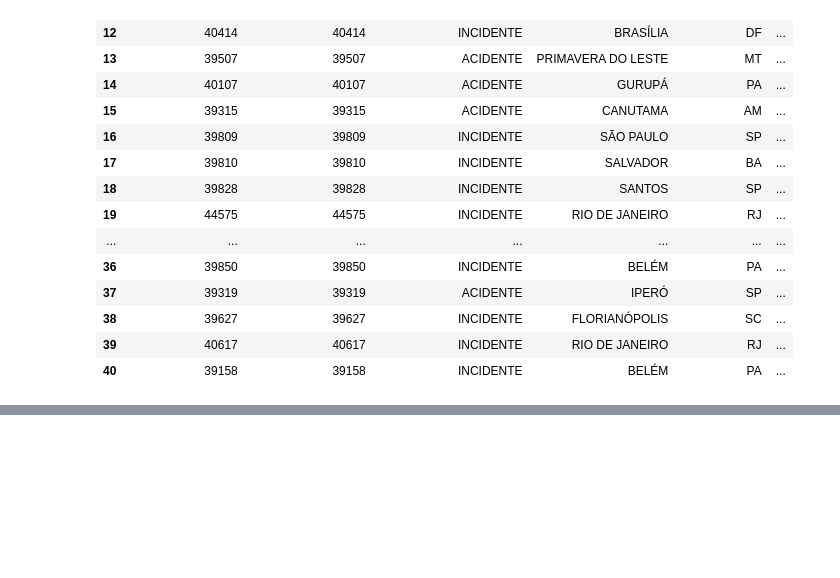
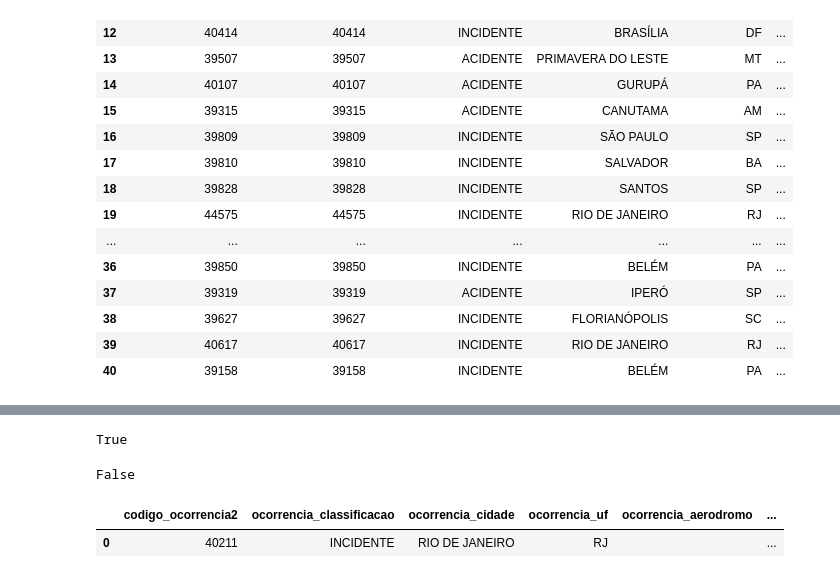
Before and after one commit to FranciscoStanley/ETL, a Jupyter notebook: projeto/limpeza.ipynb, the cells around one changed output, grey strips where cells are left out. Cells and saved outputs as stored; diff of their text form; code cells hidden in the pictures; blank space fills up the shorter version.

```diff
--- a/projeto/limpeza.ipynb
+++ b/projeto/limpeza.ipynb
@@ -51,0 +71,15 @@ df.loc
+# %%
+df.codigo_ocorrencia.is_unique
+# %% [output]
+True
+# %%
+df.ocorrencia_uf.is_unique
+# %% [output]
+False
+# %%
+df.set_index('codigo_ocorrencia', inplace=True)
+# %%
+df.head(1)
+# %% [output]
+|  | codigo_ocorrencia2 | ocorrencia_classificacao | ocorrencia_cidade | ocorrencia_uf | ocorrencia_aerodromo | ... |
+| 0 | 40211 | INCIDENTE | RIO DE JANEIRO | RJ |  | ... |
```
Also changed, not shown: parts of 5 cells of this notebook.
